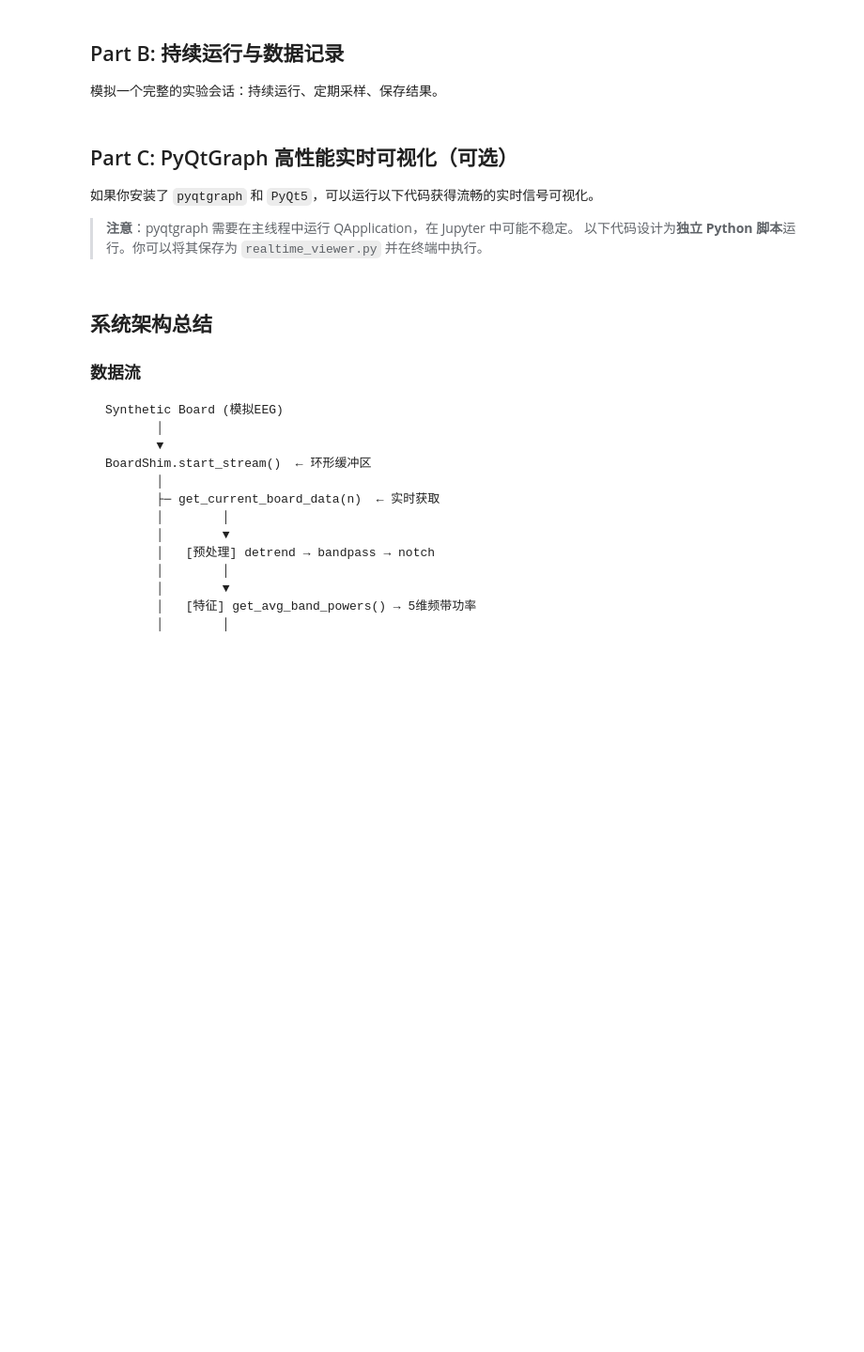
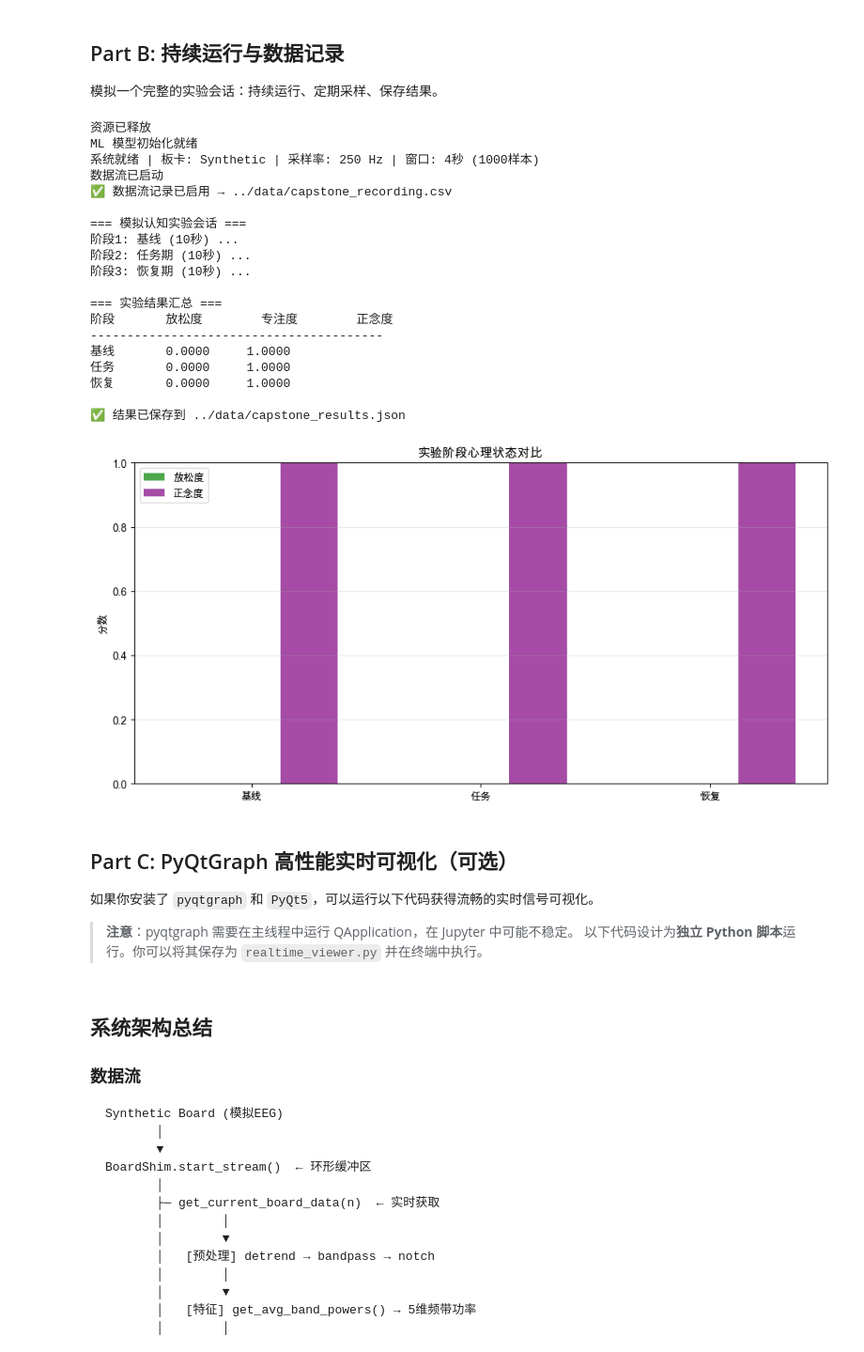
Before and after one commit to usstziyi/openbci-5, a Jupyter notebook: notebooks/unit7_capstone_project.ipynb, the cells around one changed output. Shown at 94% size. Cells and saved outputs as stored; diff of their text form; code cells hidden in the pictures; blank space fills up the shorter version.

```diff
--- a/notebooks/unit7_capstone_project.ipynb
+++ b/notebooks/unit7_capstone_project.ipynb
@@ -351,8 +376,11 @@ bci = BCIRealTimeSystem(
 bci.start()
 
 # 添加 streamer 将原始数据保存到文件
-bci.board.add_streamer("file://data/capstone_recording.csv:w")
-print("✅ 数据流记录已启用 → data/capstone_recording.csv")
+bci.board.add_streamer(
+    streamer_params="file://../data/capstone_recording.csv:w",
+    preset=BrainFlowPresets.DEFAULT_PRESET
+)
+print("✅ 数据流记录已启用 → ../data/capstone_recording.csv")
 
 # 模拟实验会话
 print("\n=== 模拟认知实验会话 ===")
@@ -405,45 +433,63 @@ print(f"{'阶段':<8} {'放松度':<10} {'专注度':<10} {'正念度':<10}")
 print("-" * 40)
 for phase_name, phase_results in phases:
     r = avg_metric(phase_results, 'restfulness')
-    f = avg_metric(phase_results, 'focus')
     m = avg_metric(phase_results, 'mindfulness')
-    print(f"{phase_name:<8} {r:<10.4f} {f:<10.4f} {m:<10.4f}")
+    print(f"{phase_name:<8} {r:<10.4f} {m:<10.4f}")
 
 # 保存结果
 import json
 results_summary = {
     'baseline': {k: avg_metric(baseline_results, k)
-                 for k in ['restfulness', 'focus', 'mindfulness']},
+                 for k in ['restfulness', 'mindfulness']},
     'task': {k: avg_metric(task_results, k)
-             for k in ['restfulness', 'focus', 'mindfulness']},
+             for k in ['restfulness', 'mindfulness']},
     'recovery': {k: avg_metric(recovery_results, k)
-                 for k in ['restfulness', 'focus', 'mindfulness']},
+                 for k in ['restfulness', 'mindfulness']},
 }
-with open('data/capstone_results.json', 'w') as f:
+with open('../data/capstone_results.json', 'w') as f:
     json.dump(results_summary, f, indent=2)
-print(f"\n✅ 结果已保存到 data/capstone_results.json")
+print(f"\n✅ 结果已保存到 ../data/capstone_results.json")
 
 # 对比可视化
 fig, ax = plt.subplots(figsize=(10, 5))
 x = np.arange(len(phases))
 width = 0.25
 
 ax.bar(x - width, [avg_metric(p[1], 'restfulness') for p in phases],
        width, label='放松度', color='green', alpha=0.7)
-ax.bar(x, [avg_metric(p[1], 'focus') for p in phases],
-       width, label='专注度', color='blue', alpha=0.7)
 ax.bar(x + width, [avg_metric(p[1], 'mindfulness') for p in phases],
        width, label='正念度', color='purple', alpha=0.7)
 
 ax.set_xticks(x)
 ax.set_xticklabels(['基线', '任务', '恢复'])
 ax.set_ylabel('分数')
 ax.set_ylim(0, 1)
 ax.set_title('实验阶段心理状态对比')
 ax.legend()
 ax.grid(True, alpha=0.3, axis='y')
 plt.tight_layout()
 plt.show()
+# %% [output]
+资源已释放
+ML 模型初始化就绪
+系统就绪 | 板卡: Synthetic | 采样率: 250 Hz | 窗口: 4秒 (1000样本)
+数据流已启动
+✅ 数据流记录已启用 → ../data/capstone_recording.csv
+
+=== 模拟认知实验会话 ===
+阶段1: 基线 (10秒) ...
+阶段2: 任务期 (10秒) ...
+阶段3: 恢复期 (10秒) ...
+
+=== 实验结果汇总 ===
+阶段       放松度        专注度        正念度
+----------------------------------------
+基线       0.0000     1.0000
+任务       0.0000     1.0000
+恢复       0.0000     1.0000
+
+✅ 结果已保存到 ../data/capstone_results.json
+[figure, added]
 # %%
 # 清理资源
 bci.stop()
```
Also changed, not shown: parts of 5 cells of this notebook, 6 other files.
